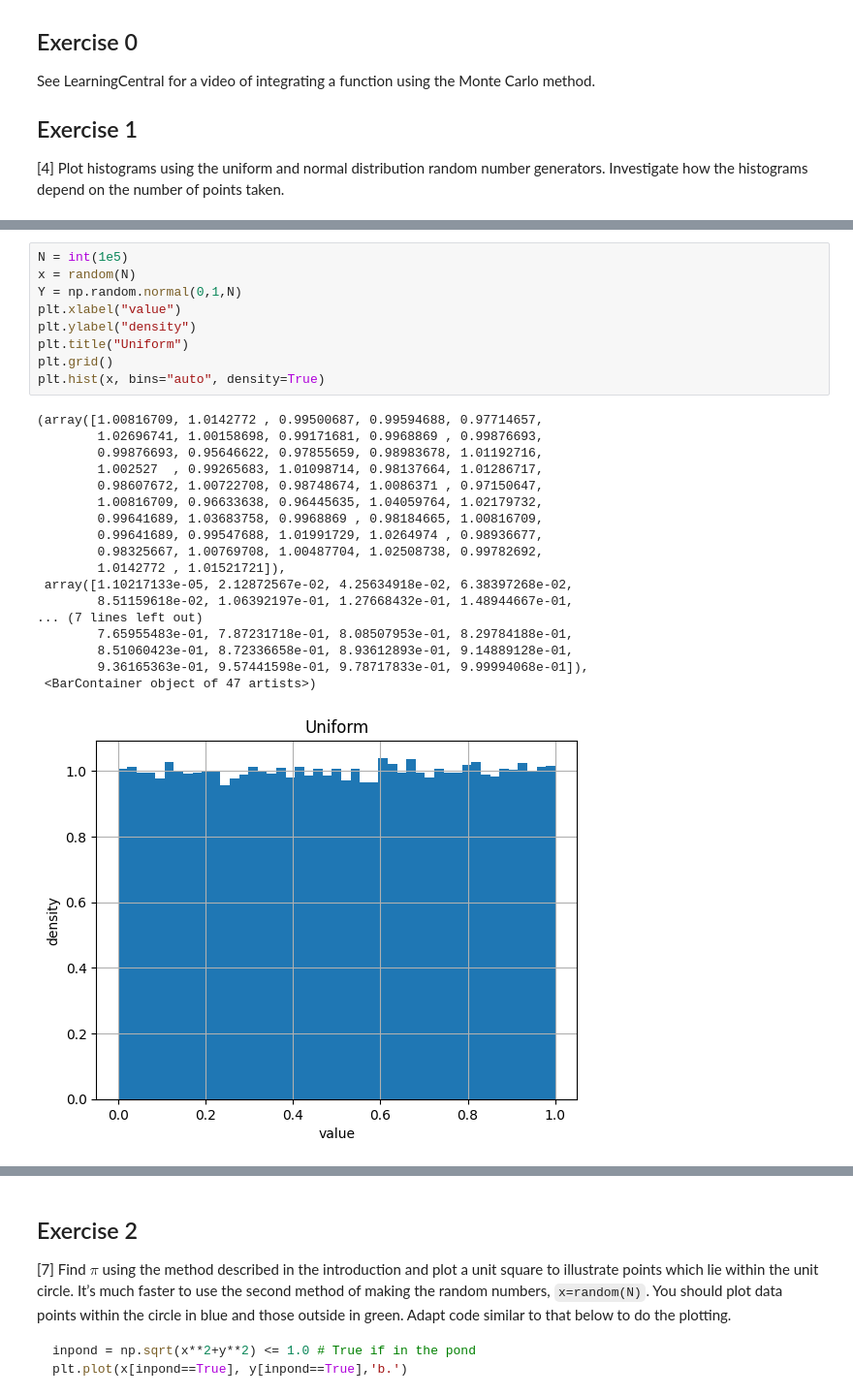
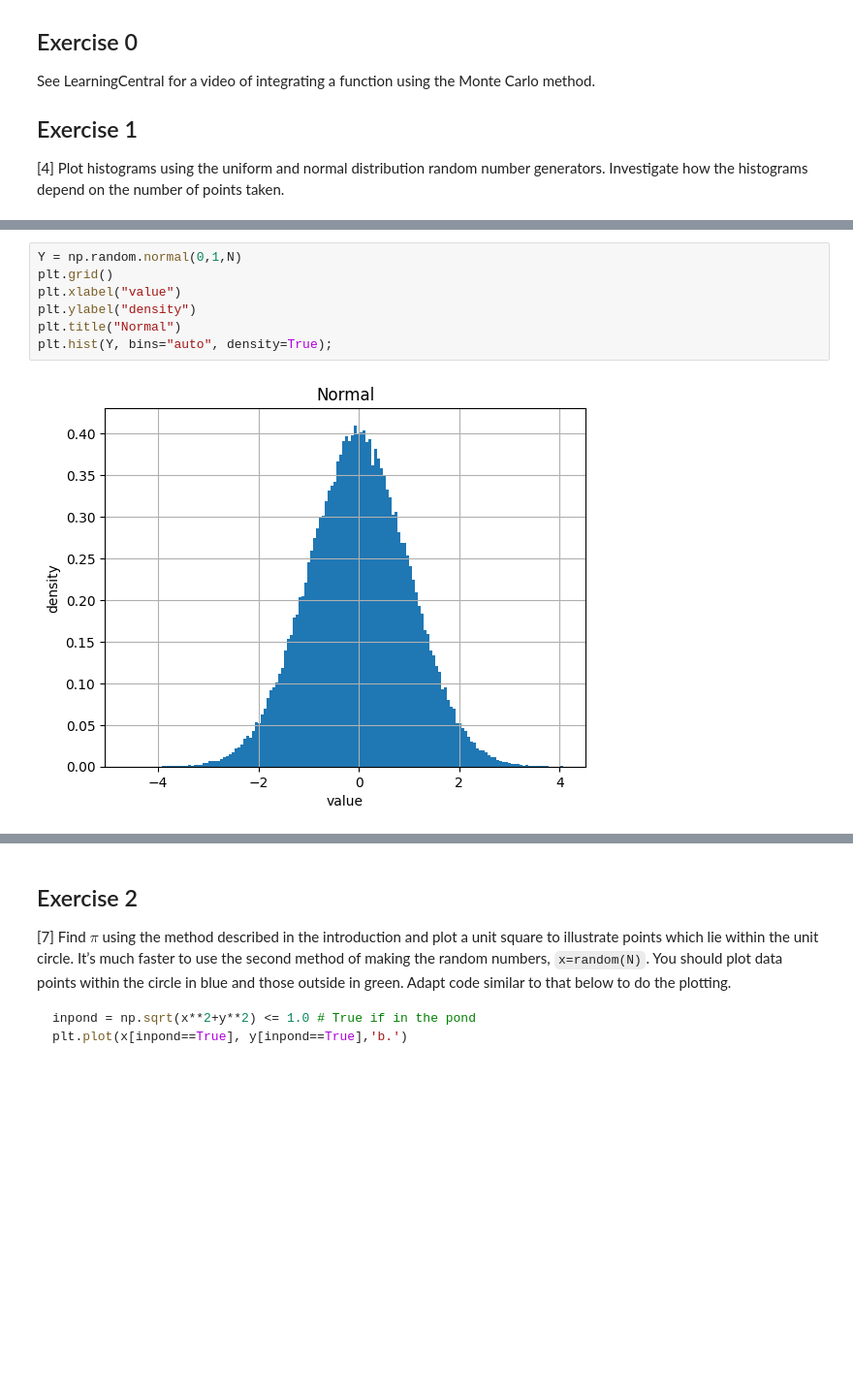
Before and after one commit to PX2145-2025/week-6-b-JonesRhys, a Jupyter notebook: Monte_Carlo.ipynb, the cells around one changed output, grey strips where cells are left out. Shown: that part at 97% size. Saved outputs shown, nothing was run; the diff lists cells and outputs as text; blank space fills up the shorter version.

```diff
--- a/Monte_Carlo.ipynb
+++ b/Monte_Carlo.ipynb
@@ -188,28 +210,9 @@ taken.
 # %%
-N = int(1e5)
-x = random(N)
 Y = np.random.normal(0,1,N)
+plt.grid()
 plt.xlabel("value")
 plt.ylabel("density")
-plt.title("Uniform")
-plt.grid()
-plt.hist(x, bins="auto", density=True)
+plt.title("Normal")
+plt.hist(Y, bins="auto", density=True);
 # %% [output]
-(array([1.00816709, 1.0142772 , 0.99500687, 0.99594688, 0.97714657,
-        1.02696741, 1.00158698, 0.99171681, 0.9968869 , 0.99876693,
-        0.99876693, 0.95646622, 0.97855659, 0.98983678, 1.01192716,
-        1.002527  , 0.99265683, 1.01098714, 0.98137664, 1.01286717,
-        0.98607672, 1.00722708, 0.98748674, 1.0086371 , 0.97150647,
-        1.00816709, 0.96633638, 0.96445635, 1.04059764, 1.02179732,
-        0.99641689, 1.03683758, 0.9968869 , 0.98184665, 1.00816709,
-        0.99641689, 0.99547688, 1.01991729, 1.0264974 , 0.98936677,
-        0.98325667, 1.00769708, 1.00487704, 1.02508738, 0.99782692,
-        1.0142772 , 1.01521721]),
- array([1.10217133e-05, 2.12872567e-02, 4.25634918e-02, 6.38397268e-02,
-        8.51159618e-02, 1.06392197e-01, 1.27668432e-01, 1.48944667e-01,
-... (7 lines left out)
-        7.65955483e-01, 7.87231718e-01, 8.08507953e-01, 8.29784188e-01,
-        8.51060423e-01, 8.72336658e-01, 8.93612893e-01, 9.14889128e-01,
-        9.36165363e-01, 9.57441598e-01, 9.78717833e-01, 9.99994068e-01]),
- <BarContainer object of 47 artists>)
-[figure, old version]
+[figure, new version]
```
Also changed, not shown: parts of 15 cells of this notebook.
